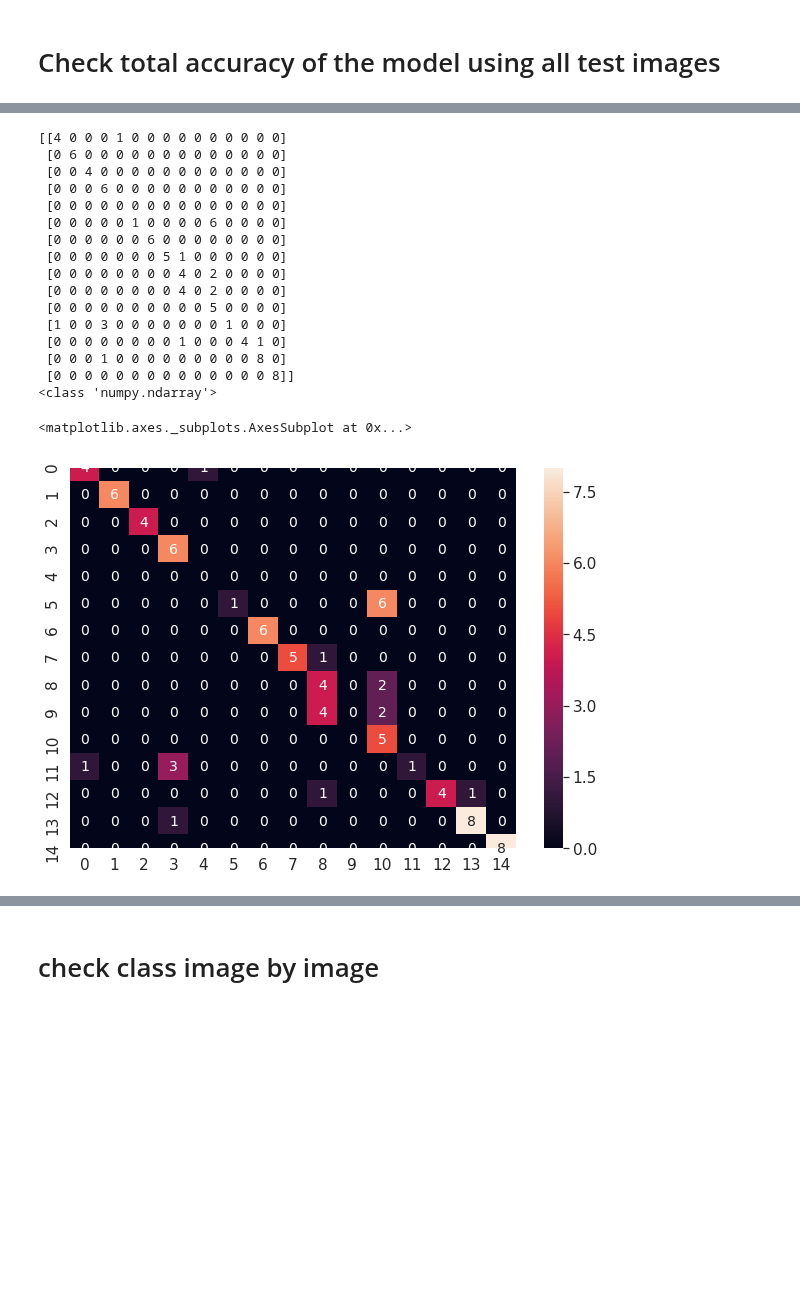
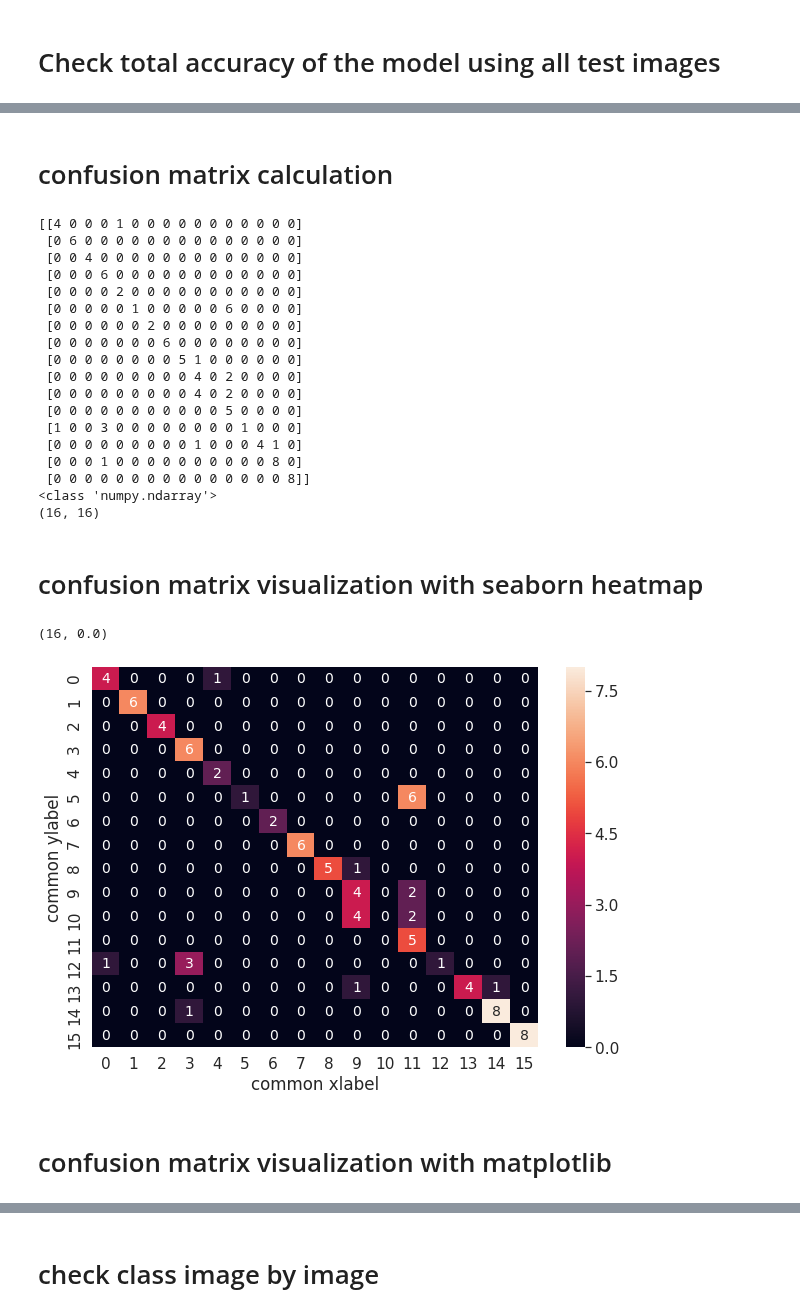
Before and after one commit to atifkarim/Implementation-of-Image-Perception-System-for-Kitchen-Utensils, a Jupyter notebook: classification_UE4_image/UE4_image_classification.ipynb, the cells around one changed output, grey strips where cells are left out. Cells and saved outputs as stored; diff of their text form; code cells hidden in the pictures; blank space fills up the shorter version.

Commit message:
introduced confusion matrix

```diff
--- a/classification_UE4_image/UE4_image_classification.ipynb
+++ b/classification_UE4_image/UE4_image_classification.ipynb
@@ -267,35 +275,45 @@ print(accuracy)
+# %% [markdown]
+# confusion matrix calculation
 # %%
 from sklearn.metrics import confusion_matrix
 results = confusion_matrix(y_test, y_pred)
 print(results)
 print(type(results))
+print(results.shape)
 # %% [output]
-[[4 0 0 0 1 0 0 0 0 0 0 0 0 0 0]
- [0 6 0 0 0 0 0 0 0 0 0 0 0 0 0]
- [0 0 4 0 0 0 0 0 0 0 0 0 0 0 0]
- [0 0 0 6 0 0 0 0 0 0 0 0 0 0 0]
- [0 0 0 0 0 0 0 0 0 0 0 0 0 0 0]
- [0 0 0 0 0 1 0 0 0 0 6 0 0 0 0]
- [0 0 0 0 0 0 6 0 0 0 0 0 0 0 0]
- [0 0 0 0 0 0 0 5 1 0 0 0 0 0 0]
- [0 0 0 0 0 0 0 0 4 0 2 0 0 0 0]
- [0 0 0 0 0 0 0 0 4 0 2 0 0 0 0]
- [0 0 0 0 0 0 0 0 0 0 5 0 0 0 0]
- [1 0 0 3 0 0 0 0 0 0 0 1 0 0 0]
- [0 0 0 0 0 0 0 0 1 0 0 0 4 1 0]
- [0 0 0 1 0 0 0 0 0 0 0 0 0 8 0]
- [0 0 0 0 0 0 0 0 0 0 0 0 0 0 8]]
+[[4 0 0 0 1 0 0 0 0 0 0 0 0 0 0 0]
+ [0 6 0 0 0 0 0 0 0 0 0 0 0 0 0 0]
+ [0 0 4 0 0 0 0 0 0 0 0 0 0 0 0 0]
+ [0 0 0 6 0 0 0 0 0 0 0 0 0 0 0 0]
+ [0 0 0 0 2 0 0 0 0 0 0 0 0 0 0 0]
+ [0 0 0 0 0 1 0 0 0 0 0 6 0 0 0 0]
+ [0 0 0 0 0 0 2 0 0 0 0 0 0 0 0 0]
+ [0 0 0 0 0 0 0 6 0 0 0 0 0 0 0 0]
+ [0 0 0 0 0 0 0 0 5 1 0 0 0 0 0 0]
+ [0 0 0 0 0 0 0 0 0 4 0 2 0 0 0 0]
+ [0 0 0 0 0 0 0 0 0 4 0 2 0 0 0 0]
+ [0 0 0 0 0 0 0 0 0 0 0 5 0 0 0 0]
+ [1 0 0 3 0 0 0 0 0 0 0 0 1 0 0 0]
+ [0 0 0 0 0 0 0 0 0 1 0 0 0 4 1 0]
+ [0 0 0 1 0 0 0 0 0 0 0 0 0 0 8 0]
+ [0 0 0 0 0 0 0 0 0 0 0 0 0 0 0 8]]
 <class 'numpy.ndarray'>
+(16, 16)
+# %% [markdown]
+# confusion matrix visualization with seaborn heatmap
 # %%
 import seaborn as sn
 import pandas as pd
 import matplotlib.pyplot as plt
 
-df_cm = pd.DataFrame(results, range(15),
-                  range(15))
+df_cm = pd.DataFrame(results, range(16),
+                  range(16))
 plt.figure(figsize = (10,7))
+plt.tight_layout()
 # sn.set(font_scale=1.4)#for label size
-sn.heatmap(df_cm, annot=True,annot_kws={"size": 14})# font size
+ax = sn.heatmap(df_cm, annot=True,annot_kws={"size": 14},xticklabels=True, yticklabels=True)# font size
+ax.set(xlabel='common xlabel', ylabel='common ylabel')
+ax.set_ylim(16)
 # %% [output]
-<matplotlib.axes._subplots.AxesSubplot at 0x...>
+(16, 0.0)
-[figure, old version]
+[figure, new version]
@@ -308 +320,3 @@ cm = metrics.confusion_matrix(y_test, y_pred)
+# %% [markdown]
+# confusion matrix visualization with matplotlib
 # %%
```
Also changed, not shown: parts of 14 cells of this notebook.
